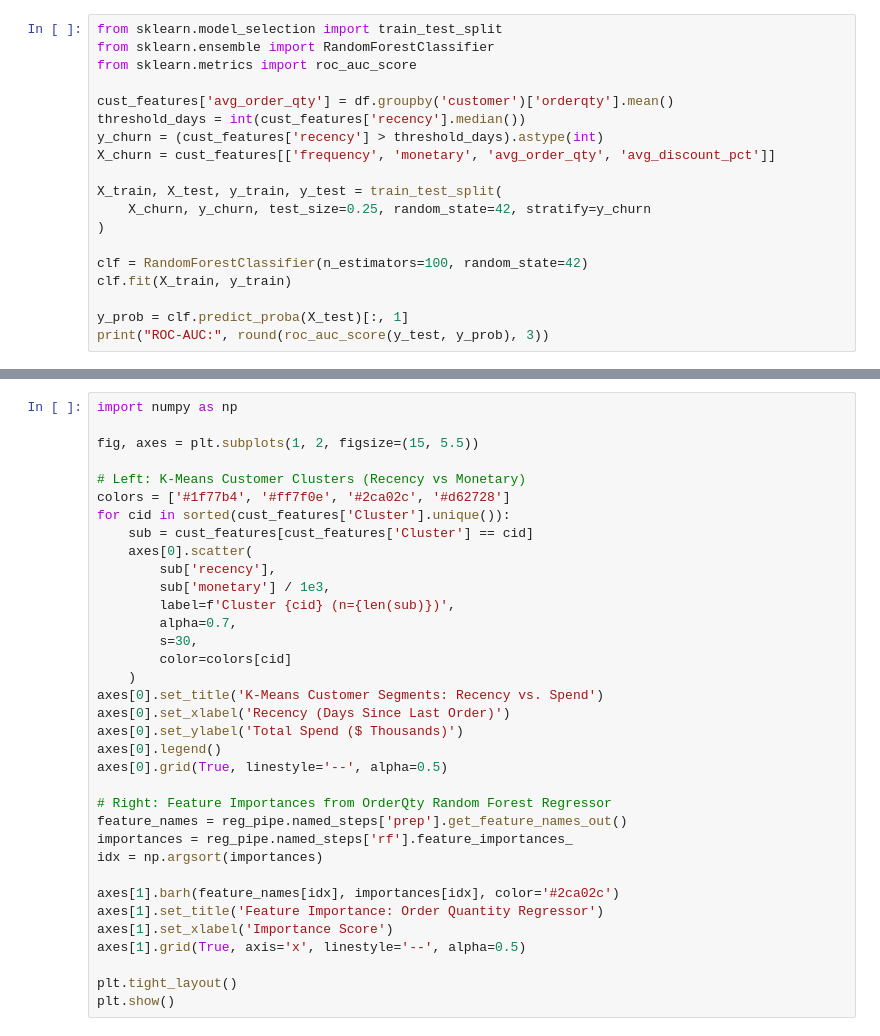
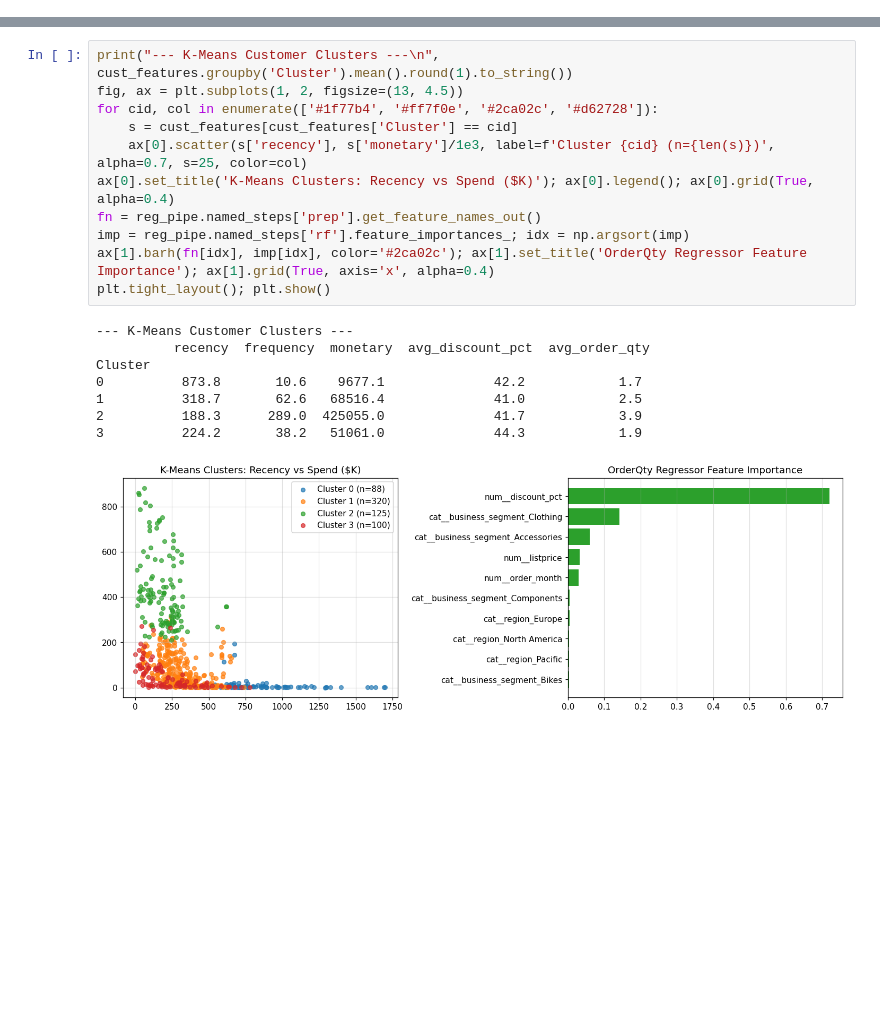
Before and after one commit to Dipali023/B2B-Commercial-Sales-Pricing-Customer-Retention-Intelligence, a Jupyter notebook: Final_Analysis.ipynb, the cells around one changed output, grey strips where cells are left out. Drawn from its saved outputs; the diff is of its cells as text; blank space fills up the shorter version.

```diff
--- a/Final_Analysis.ipynb
+++ b/Final_Analysis.ipynb
@@ -834,19 +22,0 @@ print("ROC-AUC:", round(roc_auc_score(y_test, y_prob), 3))
-# %%
-from sklearn.model_selection import train_test_split
-from sklearn.ensemble import RandomForestClassifier
-from sklearn.metrics import roc_auc_score
-
-cust_features['avg_order_qty'] = df.groupby('customer')['orderqty'].mean()
-threshold_days = int(cust_features['recency'].median())
-y_churn = (cust_features['recency'] > threshold_days).astype(int)
-X_churn = cust_features[['frequency', 'monetary', 'avg_order_qty', 'avg_discount_pct']]
-
-X_train, X_test, y_train, y_test = train_test_split(
-    X_churn, y_churn, test_size=0.25, random_state=42, stratify=y_churn
-)
-
-clf = RandomForestClassifier(n_estimators=100, random_state=42)
-clf.fit(X_train, y_train)
-
-y_prob = clf.predict_proba(X_test)[:, 1]
-print("ROC-AUC:", round(roc_auc_score(y_test, y_prob), 3))
@@ -979,35 +53,20 @@ plt.show()
 # %%
-import numpy as np
-
-fig, axes = plt.subplots(1, 2, figsize=(15, 5.5))
-
-# Left: K-Means Customer Clusters (Recency vs Monetary)
-colors = ['#1f77b4', '#ff7f0e', '#2ca02c', '#d62728']
-for cid in sorted(cust_features['Cluster'].unique()):
-    sub = cust_features[cust_features['Cluster'] == cid]
-    axes[0].scatter(
-        sub['recency'],
-        sub['monetary'] / 1e3,
-        label=f'Cluster {cid} (n={len(sub)})',
-        alpha=0.7,
-        s=30,
-        color=colors[cid]
-    )
-axes[0].set_title('K-Means Customer Segments: Recency vs. Spend')
-axes[0].set_xlabel('Recency (Days Since Last Order)')
-axes[0].set_ylabel('Total Spend ($ Thousands)')
-axes[0].legend()
-axes[0].grid(True, linestyle='--', alpha=0.5)
-
-# Right: Feature Importances from OrderQty Random Forest Regressor
-feature_names = reg_pipe.named_steps['prep'].get_feature_names_out()
-importances = reg_pipe.named_steps['rf'].feature_importances_
-idx = np.argsort(importances)
-
-axes[1].barh(feature_names[idx], importances[idx], color='#2ca02c')
-axes[1].set_title('Feature Importance: Order Quantity Regressor')
-axes[1].set_xlabel('Importance Score')
-axes[1].grid(True, axis='x', linestyle='--', alpha=0.5)
-
-plt.tight_layout()
-plt.show()
+print("--- K-Means Customer Clusters ---\n", cust_features.groupby('Cluster').mean().round(1).to_string())
+fig, ax = plt.subplots(1, 2, figsize=(13, 4.5))
+for cid, col in enumerate(['#1f77b4', '#ff7f0e', '#2ca02c', '#d62728']):
+    s = cust_features[cust_features['Cluster'] == cid]
+    ax[0].scatter(s['recency'], s['monetary']/1e3, label=f'Cluster {cid} (n={len(s)})', alpha=0.7, s=25, color=col)
+ax[0].set_title('K-Means Clusters: Recency vs Spend ($K)'); ax[0].legend(); ax[0].grid(True, alpha=0.4)
+fn = reg_pipe.named_steps['prep'].get_feature_names_out()
+imp = reg_pipe.named_steps['rf'].feature_importances_; idx = np.argsort(imp)
+ax[1].barh(fn[idx], imp[idx], color='#2ca02c'); ax[1].set_title('OrderQty Regressor Feature Importance'); ax[1].grid(True, axis='x', alpha=0.4)
+plt.tight_layout(); plt.show()
+# %% [output]
+--- K-Means Customer Clusters ---
+          recency  frequency  monetary  avg_discount_pct  avg_order_qty
+Cluster
+0          873.8       10.6    9677.1              42.2            1.7
+1          318.7       62.6   68516.4              41.0            2.5
+2          188.3      289.0  425055.0              41.7            3.9
+3          224.2       38.2   51061.0              44.3            1.9
+[figure, added]
```
Also changed, not shown: parts of 95 cells of this notebook.
